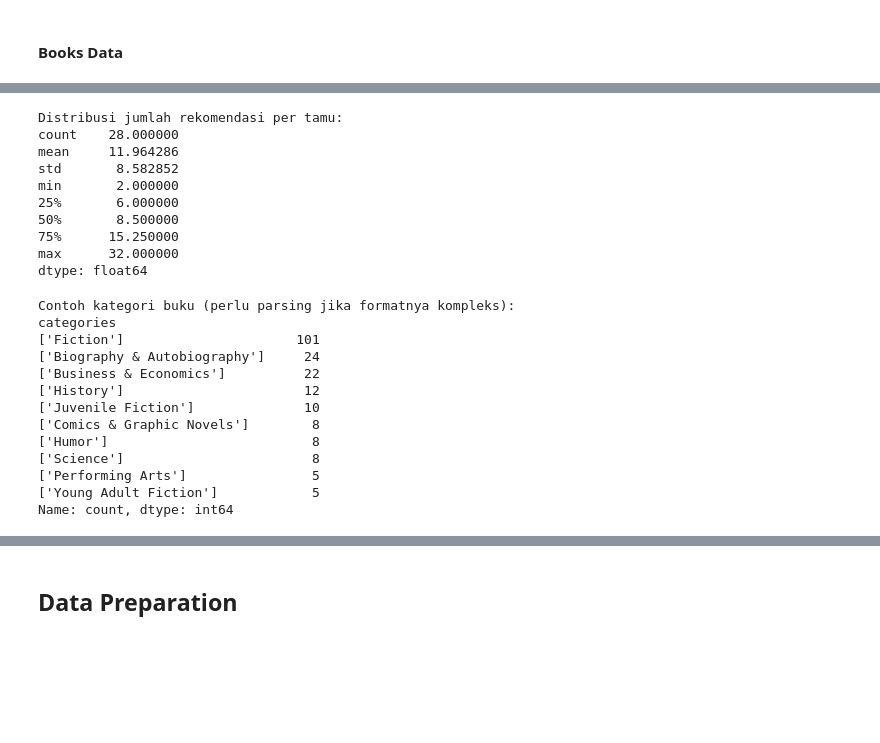
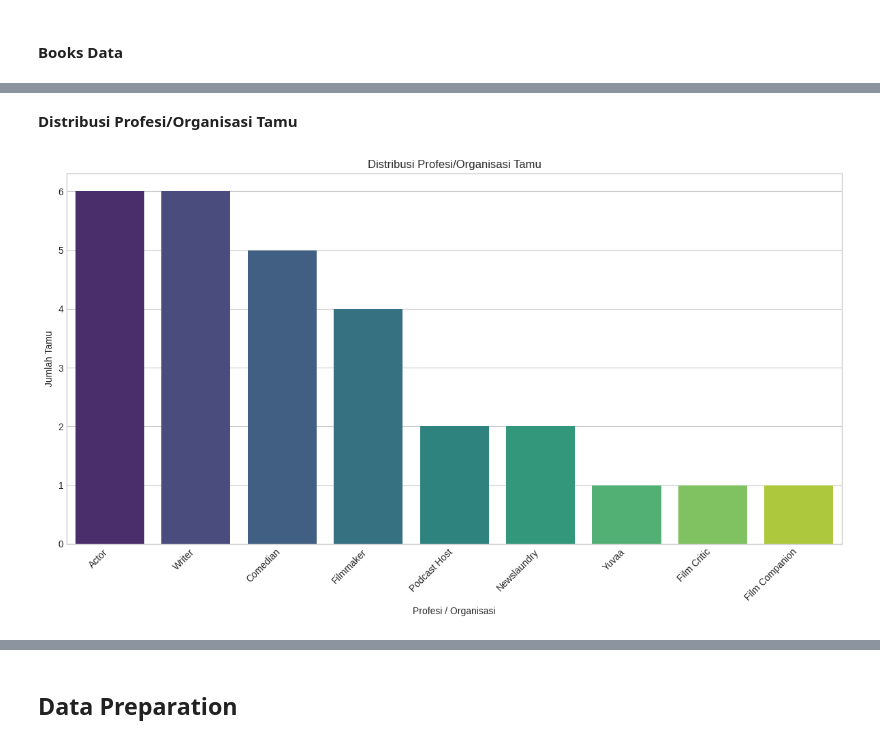
Before and after one commit to kkokonatsu/cbf-cf-recommendations, a Jupyter notebook: chalchitra-talks-book-recommendations.ipynb, the cells around one changed output, grey strips where cells are left out. Cells and saved outputs as stored; diff of their text form; code cells hidden in the pictures; blank space fills up the shorter version.

Commit message:
Kaggle Notebook | Chalchitra Talks Book Recommendations | Version 2

```diff
--- a/chalchitra-talks-book-recommendations.ipynb
+++ b/chalchitra-talks-book-recommendations.ipynb
@@ -119 +229,4 @@ dtype: int64
+# %%
+plt.style.use('seaborn-v0_8-whitegrid')
+sns.set_palette("viridis")
 # %% [markdown]
@@ -154,34 +234,26 @@ dtype: int64
-# %%
-if not recommendations_df.empty:
-    recommendations_per_guest = recommendations_df.groupby('guest_id').size()
-    print("\nDistribusi jumlah rekomendasi per tamu:")
-    print(recommendations_per_guest.describe())
-# %% [output]
-Distribusi jumlah rekomendasi per tamu:
-count    28.000000
-mean     11.964286
-std       8.582852
-min       2.000000
-25%       6.000000
-50%       8.500000
-75%      15.250000
-max      32.000000
-dtype: float64
-# %%
-if not books_df.empty and 'categories' in books_df.columns:
-    print("\nContoh kategori buku (perlu parsing jika formatnya kompleks):")
-    print(books_df['categories'].value_counts().head(10))
-# %% [output]
-Contoh kategori buku (perlu parsing jika formatnya kompleks):
-categories
-['Fiction']                      101
-['Biography & Autobiography']     24
-['Business & Economics']          22
-['History']                       12
-['Juvenile Fiction']              10
-['Comics & Graphic Novels']        8
-['Humor']                          8
-['Science']                        8
-['Performing Arts']                5
-['Young Adult Fiction']            5
-Name: count, dtype: int64
+# %% [markdown]
+**Distribusi Profesi/Organisasi Tamu**
+# %%
+if 'guest_profession_or_org' in guests_df.columns:
+    plt.figure(figsize=(12, 7))
+    profession_counts = guests_df['guest_profession_or_org'].value_counts()
+
+    # Jika jumlah kategori terlalu banyak, tampilkan N teratas saja
+    top_n_professions = 15
+    if len(profession_counts) > top_n_professions:
+        profession_counts = profession_counts.head(top_n_professions)
+        plt.title(f'Top {top_n_professions} Distribusi Profesi/Organisasi Tamu')
+    else:
+        plt.title('Distribusi Profesi/Organisasi Tamu')
+
+    sns.barplot(x=profession_counts.index, y=profession_counts.values, palette="viridis")
+    plt.xlabel('Profesi / Organisasi')
+    plt.ylabel('Jumlah Tamu')
+    plt.xticks(rotation=45, ha='right', fontsize=10)
+    plt.yticks(fontsize=10)
+    plt.tight_layout() # Menyesuaikan layout agar label tidak terpotong
+    plt.show()
+else:
+    print("Kolom 'guest_profession_or_org' tidak ditemukan.")
+# %% [output]
+[figure, added]
```
Also changed, not shown: parts of 38 cells of this notebook.
